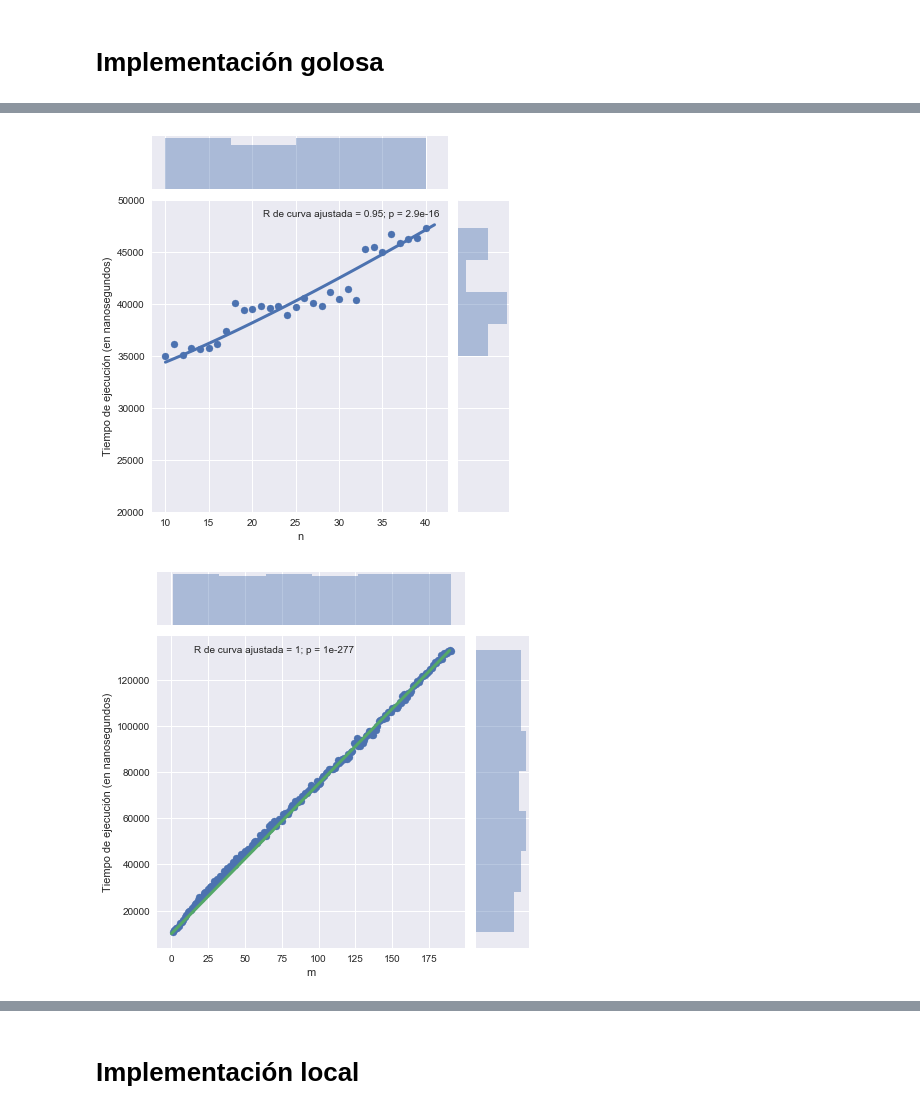
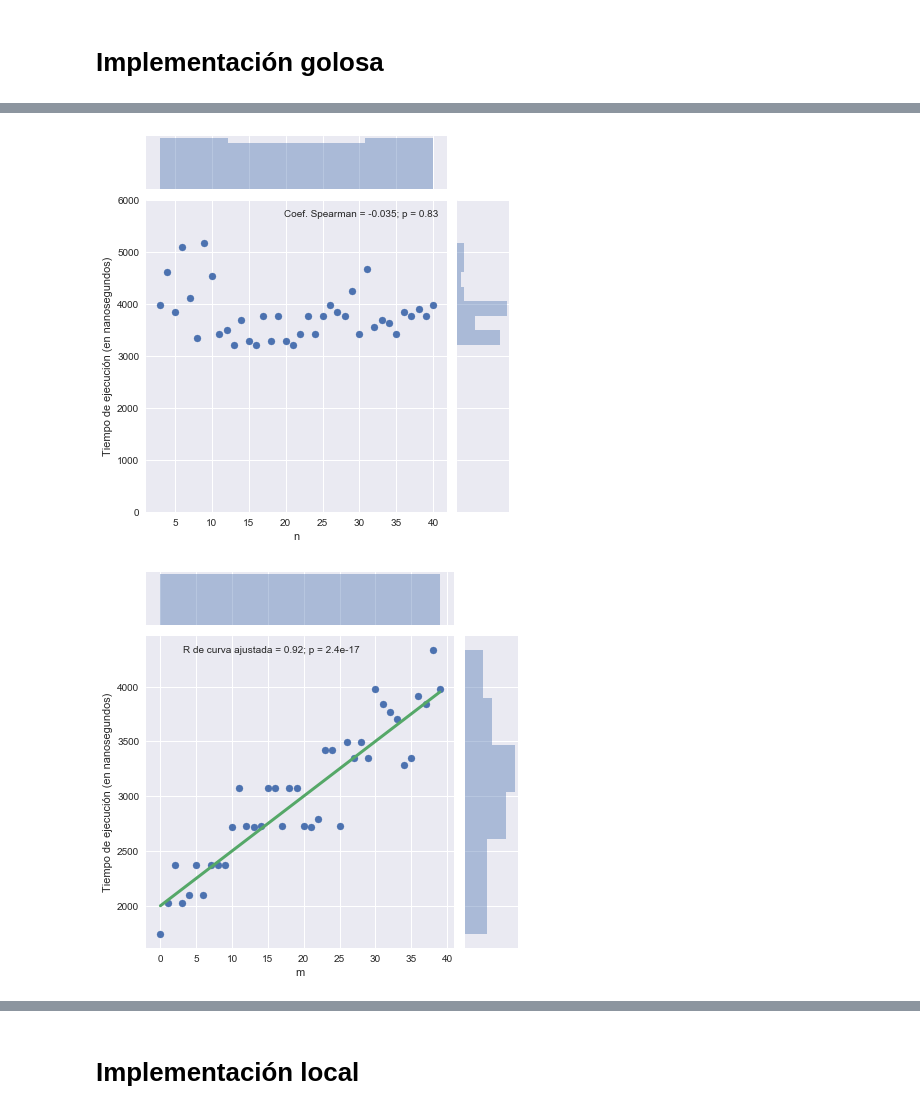
Before and after one commit to ZebaSz/algo3-tp3, a Jupyter notebook: informe/data/Algo3-TP3.ipynb, the cells around one changed output, grey strips where cells are left out. Cells and saved outputs as stored; diff of their text form; code cells hidden in the pictures.

```diff
--- a/informe/data/Algo3-TP3.ipynb
+++ b/informe/data/Algo3-TP3.ipynb
@@ -97,48 +123,47 @@ dfGreedy = dfGreedy.groupby([n, m]).min().reset_index()
 # %%
-dfGreedyA = dfGreedy[(dfGreedy.n > 0) & (dfGreedy.m == 40)]
+dfGreedyAHi = dfGreedy[(dfGreedy.n > 0) & (dfGreedy.m == dfGreedy.n)]
 
-func_comp = lambda n : 100 * n * np.log(n) + 10 * n + 32000
-complejidad = [func_comp(n) for n in dfGreedyA.n]
-dfGreedyCopy = dfGreedyA.copy()
-dfGreedyCopy[est] = complejidad
+#func_comp = lambda n : n + 2500
+#complejidad = [func_comp(n) for n in dfGreedyAHi.n]
+#dfGreedyCopy = dfGreedyAHi.copy()
+#dfGreedyCopy[est] = complejidad
 
-r_estim = stats.pearsonr(dfGreedyCopy[ns], dfGreedyCopy[est])
+#r_estim = stats.pearsonr(dfGreedyCopy[ns], dfGreedyCopy[est])
 
 g = sns.jointplot(
-    x=n, y=ns, data=dfGreedyA,
-    ylim=(20000,50000),
-    stat_func= (lambda x, y : r_estim), annot_kws=dict(stat=rlabel)
+    x=n, y=ns, data=dfGreedyAHi,
+    ylim=(0,6000),
+#    stat_func= (lambda x, y : r_estim), annot_kws=dict(stat=rlabel)
+    stat_func= stats.spearmanr, annot_kws=dict(stat=rho)
 )
 g.set_axis_labels(xlabel=n, ylabel=tiempo)
 
-nodos = range(10,42)
-complejidad = [func_comp(n) for n in nodos]
-g.ax_joint.plot(nodos, complejidad, linewidth=3, color=blue, zorder=3)
-#complejidad = [(4000 * (2 ** n)) for n in nodos]
-#g.ax_joint.plot(nodos, complejidad, linewidth=3, color=green, zorder=3)
+#nodos = range(10,42)
+#complejidad = [func_comp(n) for n in nodos]
+#g.ax_joint.plot(nodos, complejidad, linewidth=3, color=blue, zorder=3)
 
 plt.show()
 # %% [output]
-[figure, old version]
+[figure, new version]
 # %%
-dfGreedyB = dfGreedy[(dfGreedy.n == 20) & (dfGreedy.m > 0)]
+dfGreedyB = dfGreedy[(dfGreedy.n == 40) & (dfGreedy.m < 40)]
 
-func_comp = lambda n : 650 * n + 10000
+func_comp = lambda n : 50 * n + 2000
 complejidad = [func_comp(n) for n in dfGreedyB.m]
 dfGreedyCopy = dfGreedyB.copy()
 dfGreedyCopy[est] = complejidad
 
 r_estim = stats.pearsonr(dfGreedyCopy[ns], dfGreedyCopy[est])
 
 g = sns.jointplot(
     x=m, y=ns, data=dfGreedyB,
     stat_func= (lambda x, y : r_estim), annot_kws=dict(stat=rlabel)
 )
 g.set_axis_labels(xlabel=m, ylabel=tiempo)
-nodos = range(0,190)
+nodos = range(0,40)
 complejidad = [func_comp(n) for n in nodos]
 g.ax_joint.plot(nodos, complejidad, linewidth=3, color=green, zorder=3)
 
 plt.show()
 # %% [output]
-[figure, old version]
+[figure, new version]
```
Also changed, not shown: parts of 7 cells of this notebook, 6 other files.
